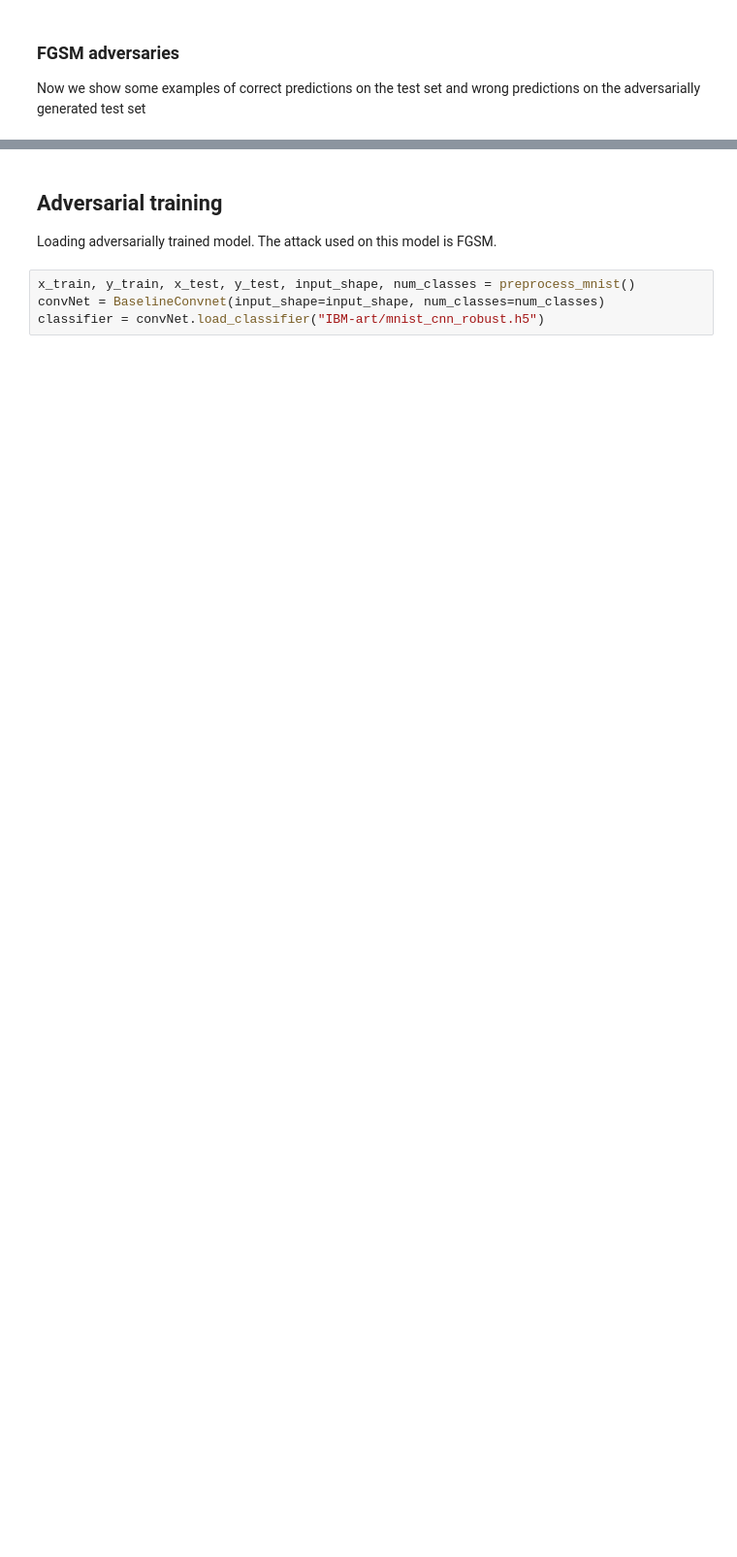
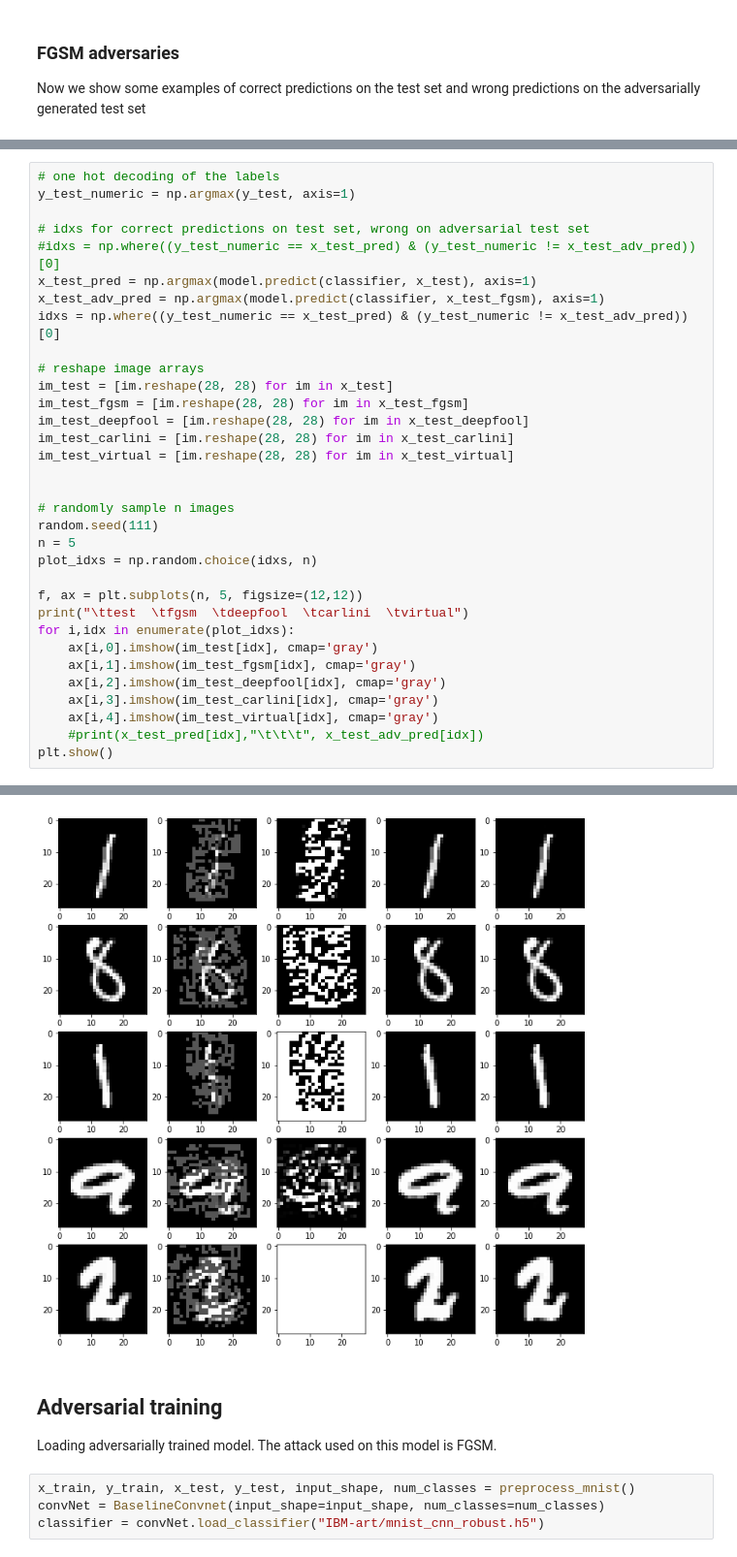
Before and after one commit to ginevracoal/adversarial_examples, a Jupyter notebook: notebooks/baseline_convnet.ipynb, the cells around one changed output, grey strips where cells are left out. Shown at 97% size. Saved outputs shown, nothing was run; the diff lists cells and outputs as text; blank space fills up the shorter version.

```diff
--- a/notebooks/baseline_convnet.ipynb
+++ b/notebooks/baseline_convnet.ipynb
@@ -99,0 +132,34 @@ test prediction          adversarial test prediction
+# %%
+# one hot decoding of the labels
+y_test_numeric = np.argmax(y_test, axis=1)
+
+# idxs for correct predictions on test set, wrong on adversarial test set
+#idxs = np.where((y_test_numeric == x_test_pred) & (y_test_numeric != x_test_adv_pred))[0]
+x_test_pred = np.argmax(model.predict(classifier, x_test), axis=1)
+x_test_adv_pred = np.argmax(model.predict(classifier, x_test_fgsm), axis=1)
+idxs = np.where((y_test_numeric == x_test_pred) & (y_test_numeric != x_test_adv_pred))[0]
+
+# reshape image arrays
+im_test = [im.reshape(28, 28) for im in x_test]
+im_test_fgsm = [im.reshape(28, 28) for im in x_test_fgsm]
+im_test_deepfool = [im.reshape(28, 28) for im in x_test_deepfool]
+im_test_carlini = [im.reshape(28, 28) for im in x_test_carlini]
+im_test_virtual = [im.reshape(28, 28) for im in x_test_virtual]
+
+
+# randomly sample n images
+random.seed(111)
+n = 5
+plot_idxs = np.random.choice(idxs, n)
+
+f, ax = plt.subplots(n, 5, figsize=(12,12))
+print("\ttest  \tfgsm  \tdeepfool  \tcarlini  \tvirtual")
+for i,idx in enumerate(plot_idxs):
+    ax[i,0].imshow(im_test[idx], cmap='gray')
+    ax[i,1].imshow(im_test_fgsm[idx], cmap='gray')
+    ax[i,2].imshow(im_test_deepfool[idx], cmap='gray')
+    ax[i,3].imshow(im_test_carlini[idx], cmap='gray')
+    ax[i,4].imshow(im_test_virtual[idx], cmap='gray')
+    #print(x_test_pred[idx],"\t\t\t", x_test_adv_pred[idx])
+plt.show()
+# %% [output]
@@ -100,3 +167,4 @@ test prediction          adversarial test prediction
+[figure, added]
 # %% [markdown]
 ## Adversarial training
 Loading adversarially trained model. The attack used on this model is FGSM.
```
Also changed, not shown: parts of 18 cells of this notebook.
